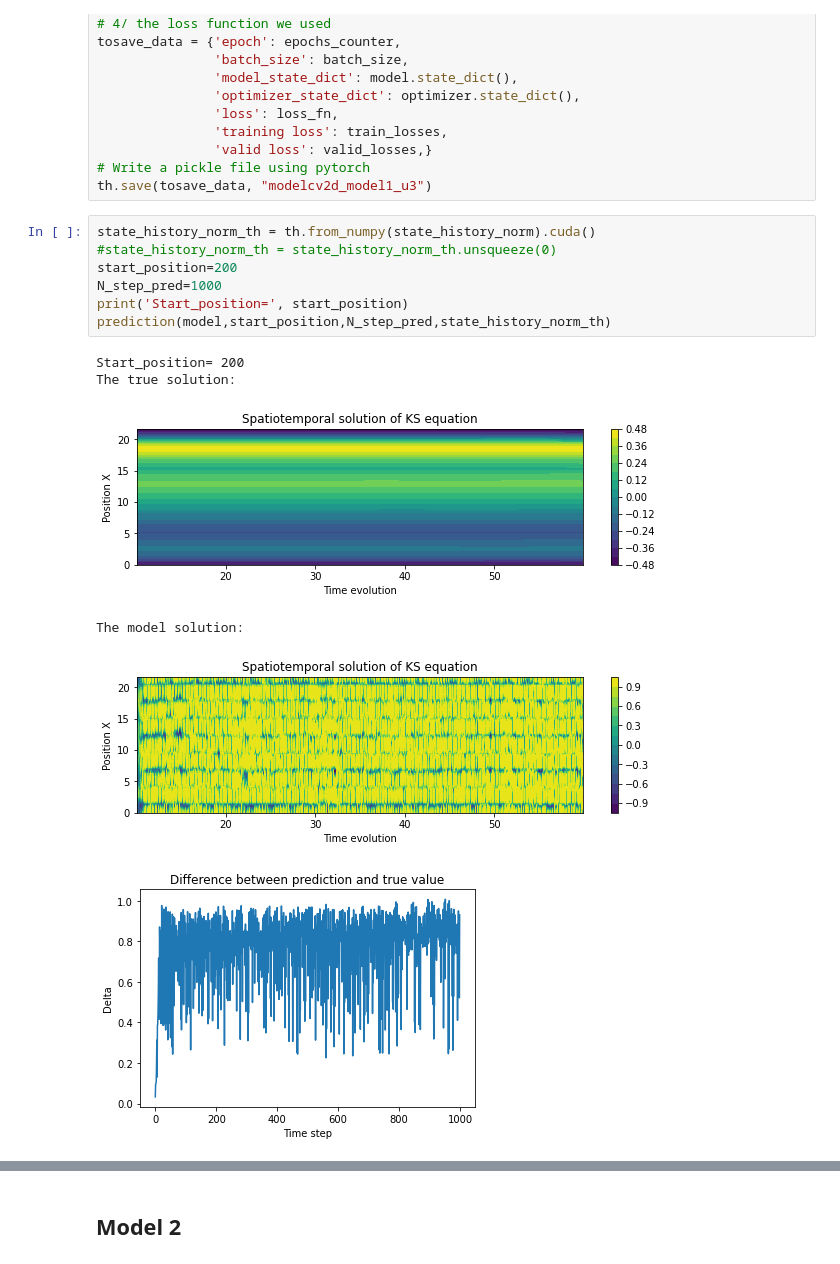
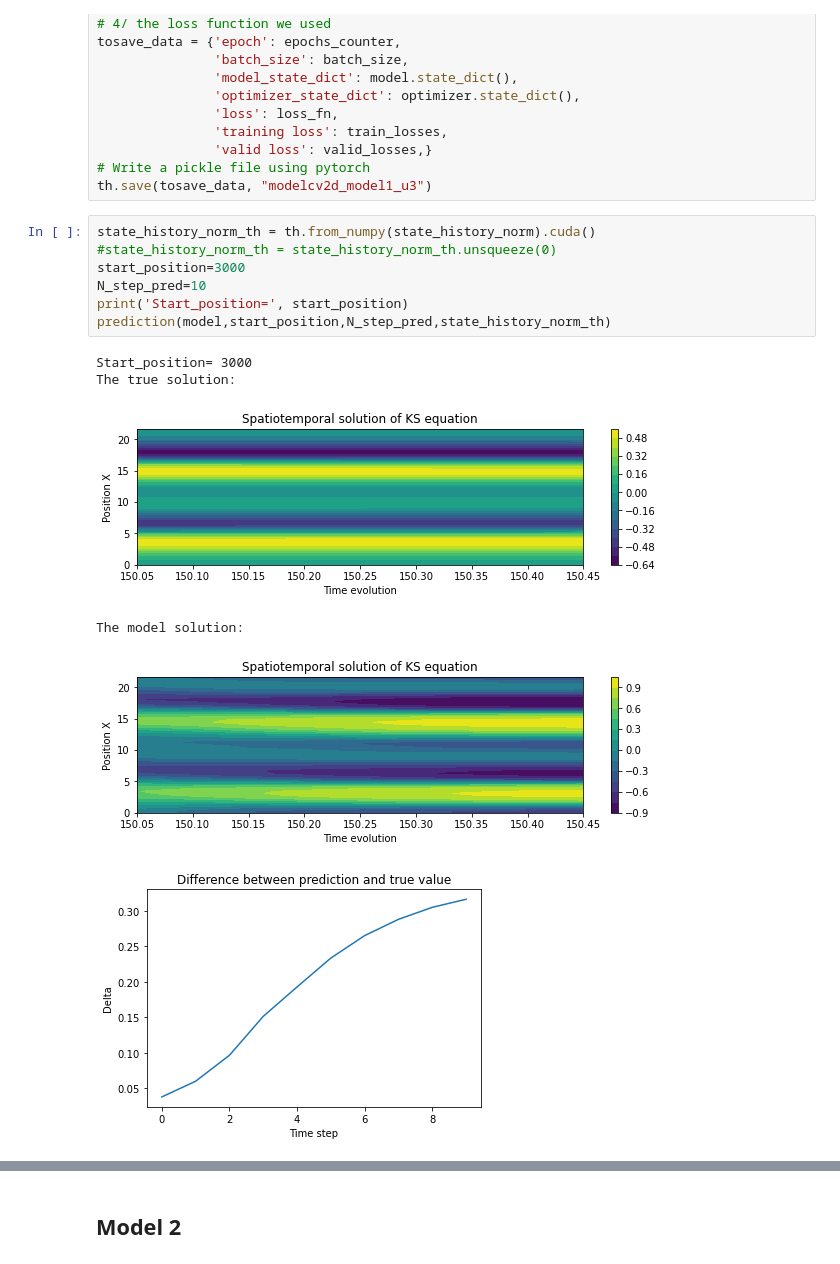
Before and after one commit to calladogt/Deep-learning-to-the-modeling-of-chaotic-dynamics-systems, a Jupyter notebook: Simulators/ks-simulator/KS-modelConv2D.ipynb, the cells around one changed output, grey strips where cells are left out. Drawn from its saved outputs; the diff is of its cells as text.

```diff
--- a/Simulators/ks-simulator/KS-modelConv2D.ipynb
+++ b/Simulators/ks-simulator/KS-modelConv2D.ipynb
@@ -463,17 +459,17 @@ th.save(tosave_data, "modelcv2d_model1_u3")
 # %%
 state_history_norm_th = th.from_numpy(state_history_norm).cuda()
 #state_history_norm_th = state_history_norm_th.unsqueeze(0)
-start_position=200
-N_step_pred=1000
+start_position=3000
+N_step_pred=10
 print('Start_position=', start_position)
 prediction(model,start_position,N_step_pred,state_history_norm_th)
 # %% [output]
-Start_position= 200
+Start_position= 3000
 The true solution:
-[figure, old version]
+[figure, new version]
 The model solution:
-[figure, old version]
+[figure, new version]
-[figure, old version]
+[figure, new version]
 # %%
 state_history_norm_th = th.from_numpy(state_history_norm).cuda()
 #state_history_norm_th = state_history_norm_th.unsqueeze(0)
```
Also changed, not shown: parts of 18 cells of this notebook, 2 other files.
